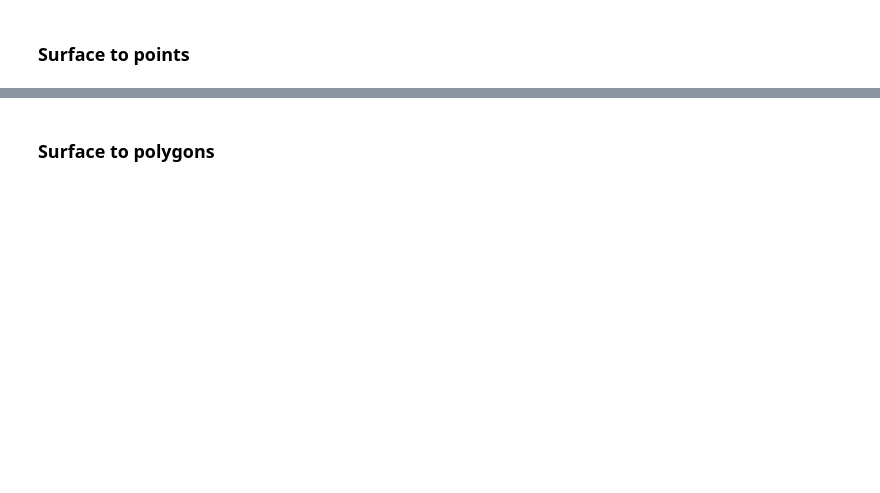
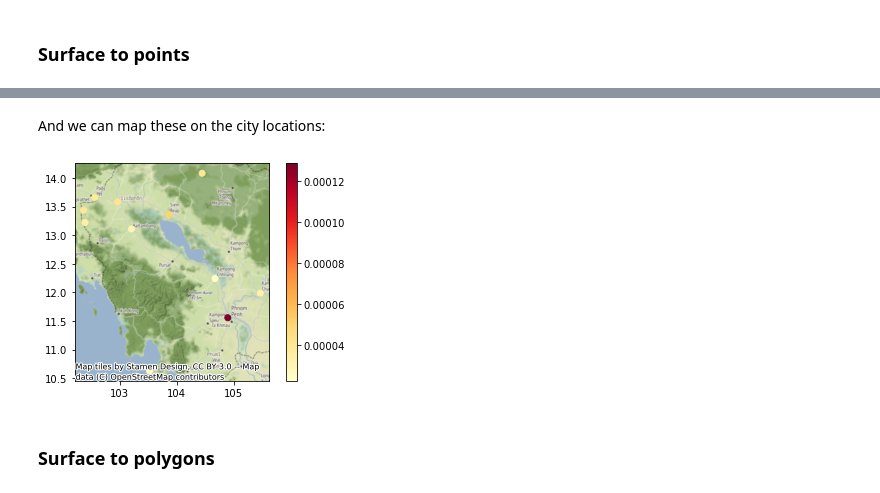
Before and after one commit to darribas/gds4ae, a Jupyter notebook: content/notebooks/04-Spatial_feature_eng_i.ipynb, the cells around one changed output, grey strips where cells are left out. Saved outputs shown, nothing was run; the diff lists cells and outputs as text; code cells hidden in the pictures; blank space fills up the shorter version.

```diff
--- a/content/notebooks/04-Spatial_feature_eng_i.ipynb
+++ b/content/notebooks/04-Spatial_feature_eng_i.ipynb
@@ -117,0 +168,10 @@ memory usage: 10.8+ KB
+# %%
+from rasterstats import point_query
+
+city_pollution = point_query(
+    cities,
+    pollution.values,
+    affine=pollution.rio.transform(),
+    nodata=pollution.rio.nodata
+)
+city_pollution
@@ -118,2 +190,18 @@ memory usage: 10.8+ KB
+# %% [markdown]
+And we can map these on the city locations:
+# %%
+ax = cities.assign(
+    pollution=city_pollution
+).plot(
+    "pollution",
+    cmap="YlOrRd",
+    legend=True
+)
+
+contextily.add_basemap(
+    ax=ax, crs=cities.crs,
+);
+# %% [output]
+[figure, added]
 # %% [markdown]
 ### Surface to polygons
```
Also changed, not shown: parts of 54 cells of this notebook, 1 other file.
